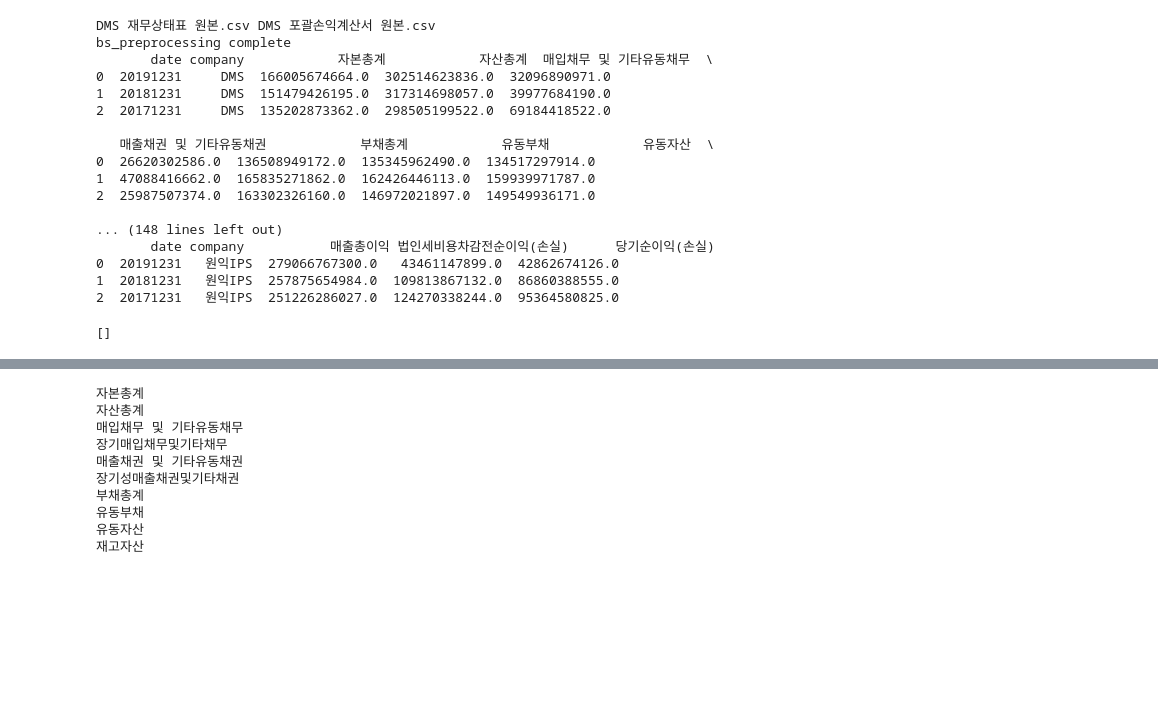
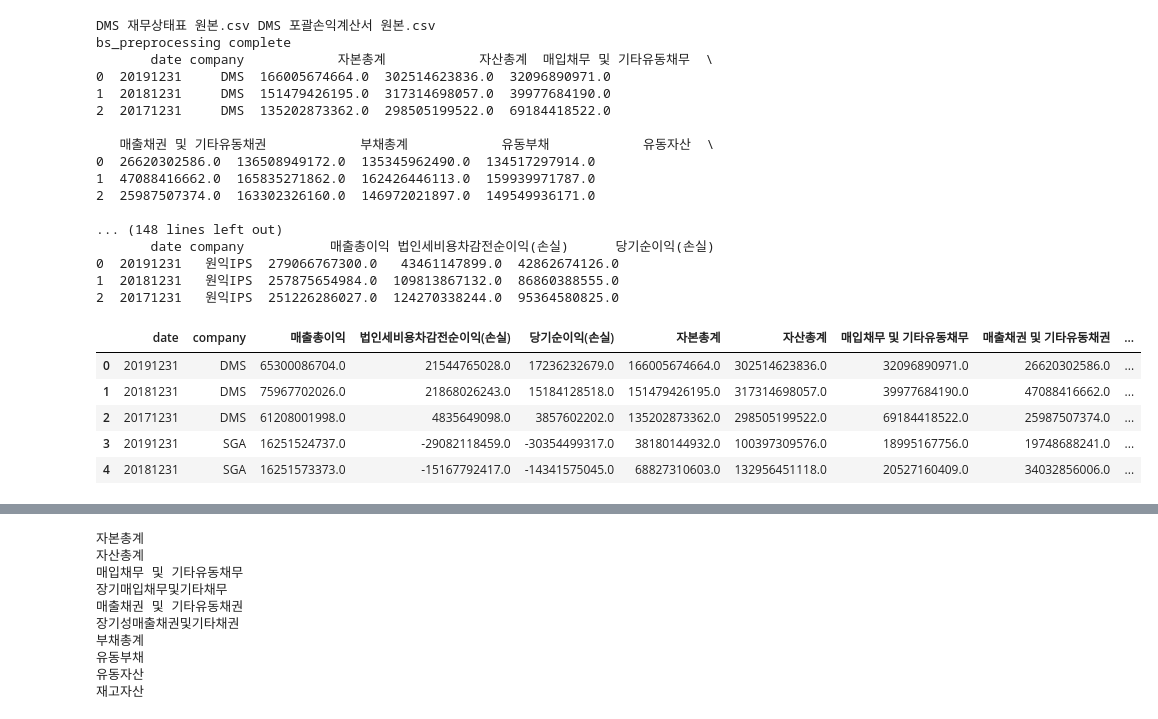
Before and after one commit to Seungki-Jeong/Analysis-of-Corporate-Bankruptcy, a Jupyter notebook: 재무제표, 포괄손익계산서 전처리 - 건실기업.ipynb, the cells around one changed output, grey strips where cells are left out. Cells and saved outputs as stored; diff of their text form; code cells hidden in the pictures; blank space fills up the shorter version.

```diff
--- a/재무제표, 포괄손익계산서 전처리 - 건실기업.ipynb
+++ b/재무제표, 포괄손익계산서 전처리 - 건실기업.ipynb
@@ -161,9 +181,16 @@ bs_preprocessing complete
 1  20181231   원익IPS  257875654984.0  109813867132.0  86860388555.0
 2  20171231   원익IPS  251226286027.0  124270338244.0  95364580825.0
 # %%
-pd.merge(cis_a, bs_a, on=['date','company'])
+result = pd.merge(cis_a, bs_a, on=['date','company'])
-# %% [output]
-[]
+# %%
+result.head()
+# %% [output]
+|  | date | company | 매출총이익 | 법인세비용차감전순이익(손실) | 당기순이익(손실) | 자본총계 | 자산총계 | 매입채무 및 기타유동채무 | 매출채권 및 기타유동채권 | ... |
+| 0 | 20191231 | DMS | 65300086704.0 | 21544765028.0 | 17236232679.0 | 166005674664.0 | 302514623836.0 | 32096890971.0 | 26620302586.0 | ... |
+| 1 | 20181231 | DMS | 75967702026.0 | 21868026243.0 | 15184128518.0 | 151479426195.0 | 317314698057.0 | 39977684190.0 | 47088416662.0 | ... |
+| 2 | 20171231 | DMS | 61208001998.0 | 4835649098.0 | 3857602202.0 | 135202873362.0 | 298505199522.0 | 69184418522.0 | 25987507374.0 | ... |
+| 3 | 20191231 | SGA | 16251524737.0 | -29082118459.0 | -30354499317.0 | 38180144932.0 | 100397309576.0 | 18995167756.0 | 19748688241.0 | ... |
+| 4 | 20181231 | SGA | 16251573373.0 | -15167792417.0 | -14341575045.0 | 68827310603.0 | 132956451118.0 | 20527160409.0 | 34032856006.0 | ... |
 # %%
 bs_a
 # %% [output]
```
Also changed, not shown: parts of 2 cells of this notebook, 1 other file.
